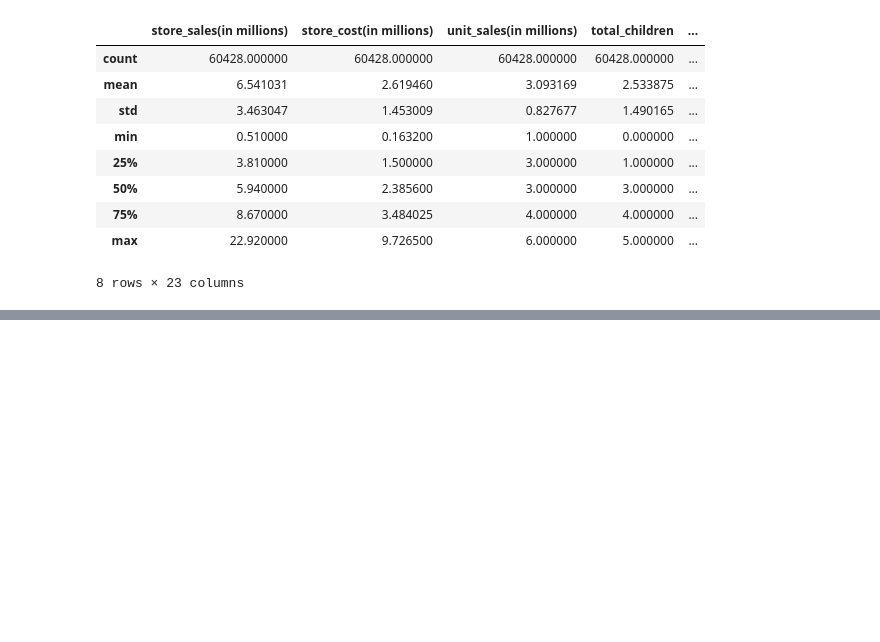
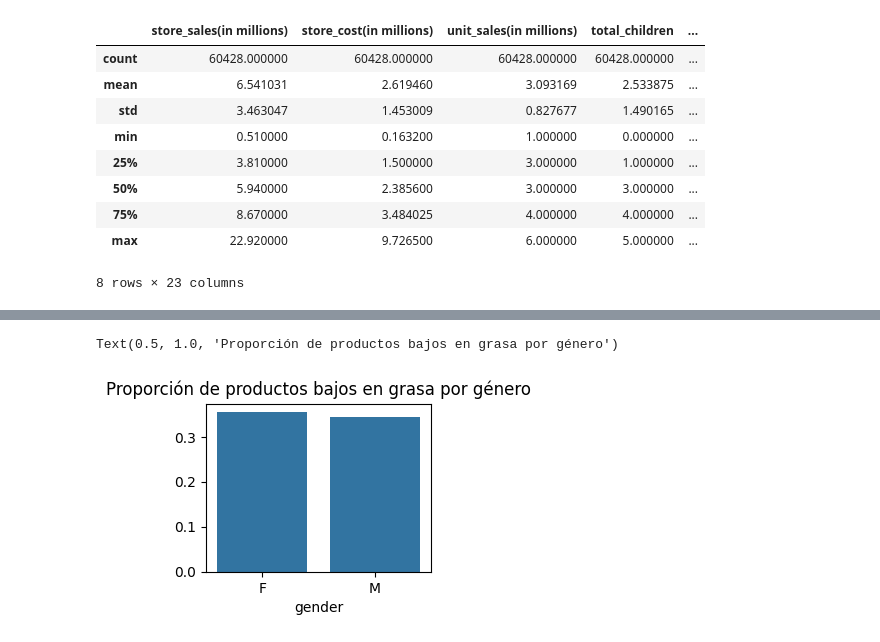
Before and after one commit to Apolo073/CODER_Cienciadedatos, a Jupyter notebook: PryectoDS_Parte1_Stein.ipynb, the cells around one changed output, grey strips where cells are left out. Saved outputs shown, nothing was run; the diff lists cells and outputs as text; code cells hidden in the pictures; blank space fills up the shorter version.

```diff
--- a/PryectoDS_Parte1_Stein.ipynb
+++ b/PryectoDS_Parte1_Stein.ipynb
@@ -100,0 +124,7 @@ df.head(10)
+# %%
+plt.subplot(2, 2, 1)
+sb.barplot(x=gender_low_fat.index, y=gender_low_fat.values)
+plt.title('Proporción de productos bajos en grasa por género')
+# %% [output]
+Text(0.5, 1.0, 'Proporción de productos bajos en grasa por género')
+[figure, added]
```
Also changed, not shown: parts of 25 cells of this notebook.
